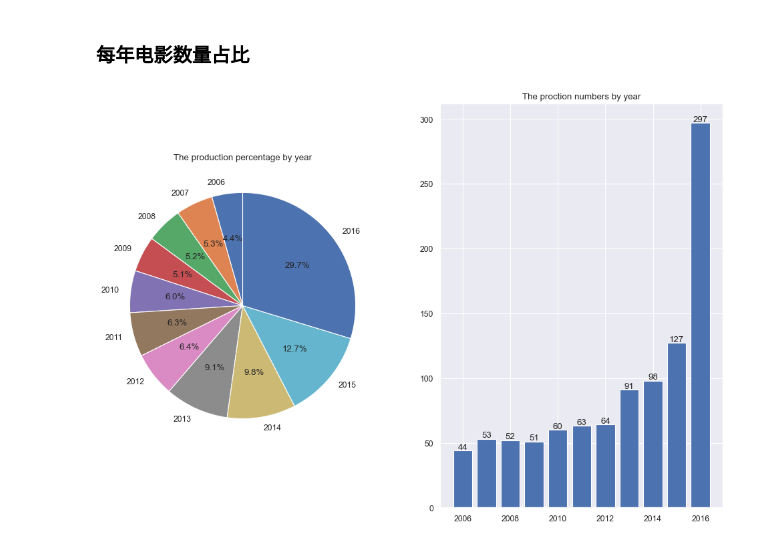
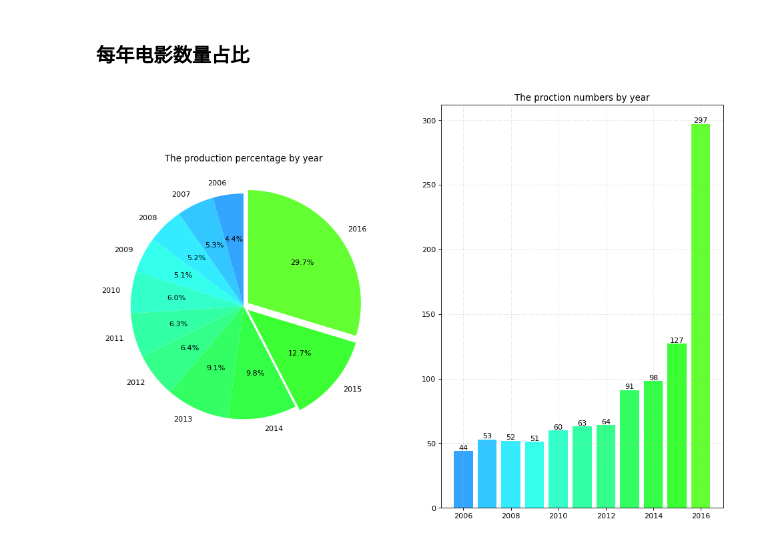
Before and after one commit to xiao-wei-zhou/2006-2016-Film-production, a Jupyter notebook: Film Production 2006-2016.ipynb, the cells around one changed output. Saved outputs shown, nothing was run; the diff lists cells and outputs as text; code cells hidden in the pictures.

```diff
--- a/Film Production 2006-2016.ipynb
+++ b/Film Production 2006-2016.ipynb
@@ -196,19 +201,24 @@ Length: 207, dtype: int64
 ### 每年电影数量占比
 # %%
 plt.figure(figsize = (15,10), dpi = 80)
+
+colors = ['#33A5FF','#33C7FF','#33ECFF','#33FFEC','#33FFCA','#33FFA5','#33FF8A','#33FF64','#33FF46','#3CFF33','#64FF33','#86FF33','#A5FF33','#C4FF33','#D4FF33','#E6FF33','#FFFF33','#FFE933','#FFD133','#FFBB33']
+
 plt.subplot(1,2,1)
 num = df.groupby('Year').size()
-plt.pie(num, labels = num.index,autopct = '%.1f%%',startangle = 90)
+explode = [0,0,0,0,0,0,0,0,0,0.05,0.05]
+plt.pie(num, labels = num.index,autopct = '%.1f%%',startangle = 90, colors = colors, explode = explode)
 plt.title('The production percentage by year')
 
 plt.subplot(1,2,2)
 num = df.groupby('Year').size()
-hects = plt.bar(num.index,num)
+hects = plt.bar(num.index,num, color = colors)
 plt.title('The proction numbers by year')
+plt.grid(linestyle = '-.',alpha = 0.3)
 
 for hect in hects:
     plt.text(hect.get_x()+hect.get_width()/2, hect.get_height()+1, str(hect.get_height()),ha = 'center')
 
 plt.show()
 # %% [output]
-[figure, old version]
+[figure, new version]
```
Also changed, not shown: parts of 3 cells of this notebook.
